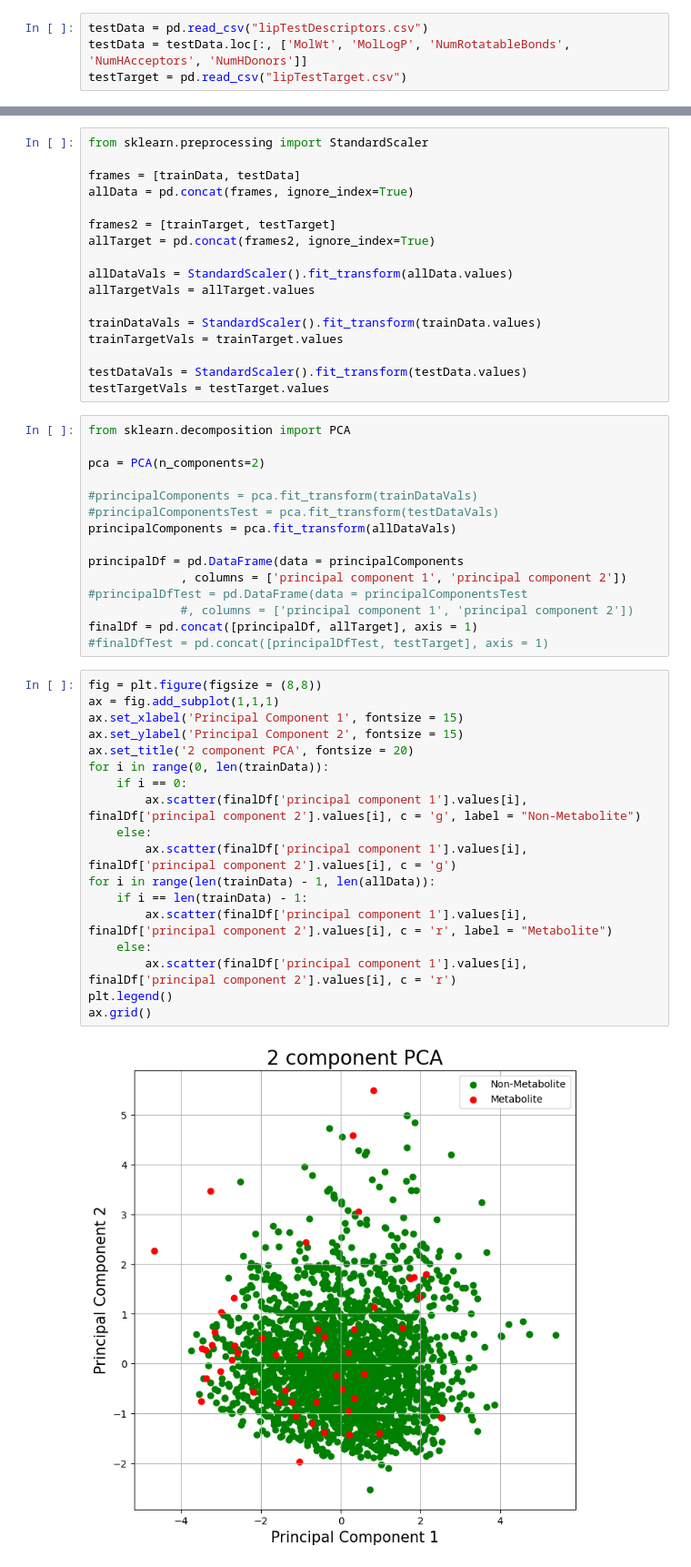
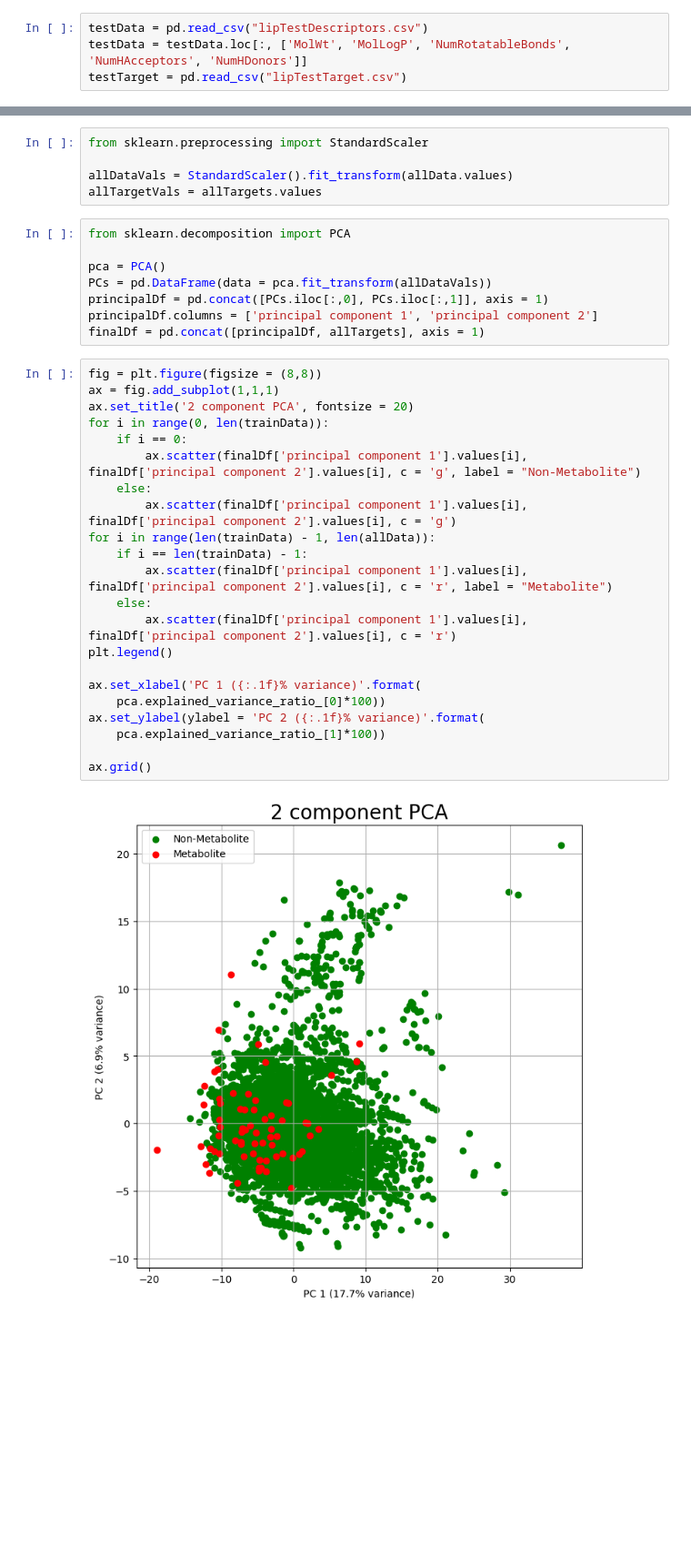
Before and after one commit to davidnt13/MetaboliteML, a Jupyter notebook: AcetylPCAPractice.ipynb, the cells around one changed output, grey strips where cells are left out. Shown at 91% size. Drawn from its saved outputs; the diff is of its cells as text; blank space fills up the shorter version.

Commit message:
Updated Data and PCA files

```diff
--- a/AcetylPCAPractice.ipynb
+++ b/AcetylPCAPractice.ipynb
@@ -20,52 +28,37 @@ testTarget = pd.read_csv("lipTestTarget.csv")
 # %%
 from sklearn.preprocessing import StandardScaler
 
-frames = [trainData, testData]
-allData = pd.concat(frames, ignore_index=True)
-
-frames2 = [trainTarget, testTarget]
-allTarget = pd.concat(frames2, ignore_index=True)
-
 allDataVals = StandardScaler().fit_transform(allData.values)
-allTargetVals = allTarget.values
-
-trainDataVals = StandardScaler().fit_transform(trainData.values)
-trainTargetVals = trainTarget.values
-
-testDataVals = StandardScaler().fit_transform(testData.values)
-testTargetVals = testTarget.values
+allTargetVals = allTargets.values
 # %%
 from sklearn.decomposition import PCA
 
-pca = PCA(n_components=2)
-
-#principalComponents = pca.fit_transform(trainDataVals)
-#principalComponentsTest = pca.fit_transform(testDataVals)
-principalComponents = pca.fit_transform(allDataVals)
-
-principalDf = pd.DataFrame(data = principalComponents
-             , columns = ['principal component 1', 'principal component 2'])
-#principalDfTest = pd.DataFrame(data = principalComponentsTest
-             #, columns = ['principal component 1', 'principal component 2'])
-finalDf = pd.concat([principalDf, allTarget], axis = 1)
-#finalDfTest = pd.concat([principalDfTest, testTarget], axis = 1)
+pca = PCA()
+PCs = pd.DataFrame(data = pca.fit_transform(allDataVals))
+principalDf = pd.concat([PCs.iloc[:,0], PCs.iloc[:,1]], axis = 1)
+principalDf.columns = ['principal component 1', 'principal component 2']
+finalDf = pd.concat([principalDf, allTargets], axis = 1)
 # %%
 fig = plt.figure(figsize = (8,8))
 ax = fig.add_subplot(1,1,1)
-ax.set_xlabel('Principal Component 1', fontsize = 15)
-ax.set_ylabel('Principal Component 2', fontsize = 15)
 ax.set_title('2 component PCA', fontsize = 20)
 for i in range(0, len(trainData)):
     if i == 0:
         ax.scatter(finalDf['principal component 1'].values[i], finalDf['principal component 2'].values[i], c = 'g', label = "Non-Metabolite")
     else:
         ax.scatter(finalDf['principal component 1'].values[i], finalDf['principal component 2'].values[i], c = 'g')
 for i in range(len(trainData) - 1, len(allData)):
     if i == len(trainData) - 1:
         ax.scatter(finalDf['principal component 1'].values[i], finalDf['principal component 2'].values[i], c = 'r', label = "Metabolite")
     else:
         ax.scatter(finalDf['principal component 1'].values[i], finalDf['principal component 2'].values[i], c = 'r')
 plt.legend()
+
+ax.set_xlabel('PC 1 ({:.1f}% variance)'.format(
+    pca.explained_variance_ratio_[0]*100))
+ax.set_ylabel(ylabel = 'PC 2 ({:.1f}% variance)'.format(
+    pca.explained_variance_ratio_[1]*100))
+
 ax.grid()
 # %% [output]
-[figure, old version]
+[figure, new version]
```
Also changed, not shown: parts of 4 cells of this notebook, 9 other files.
